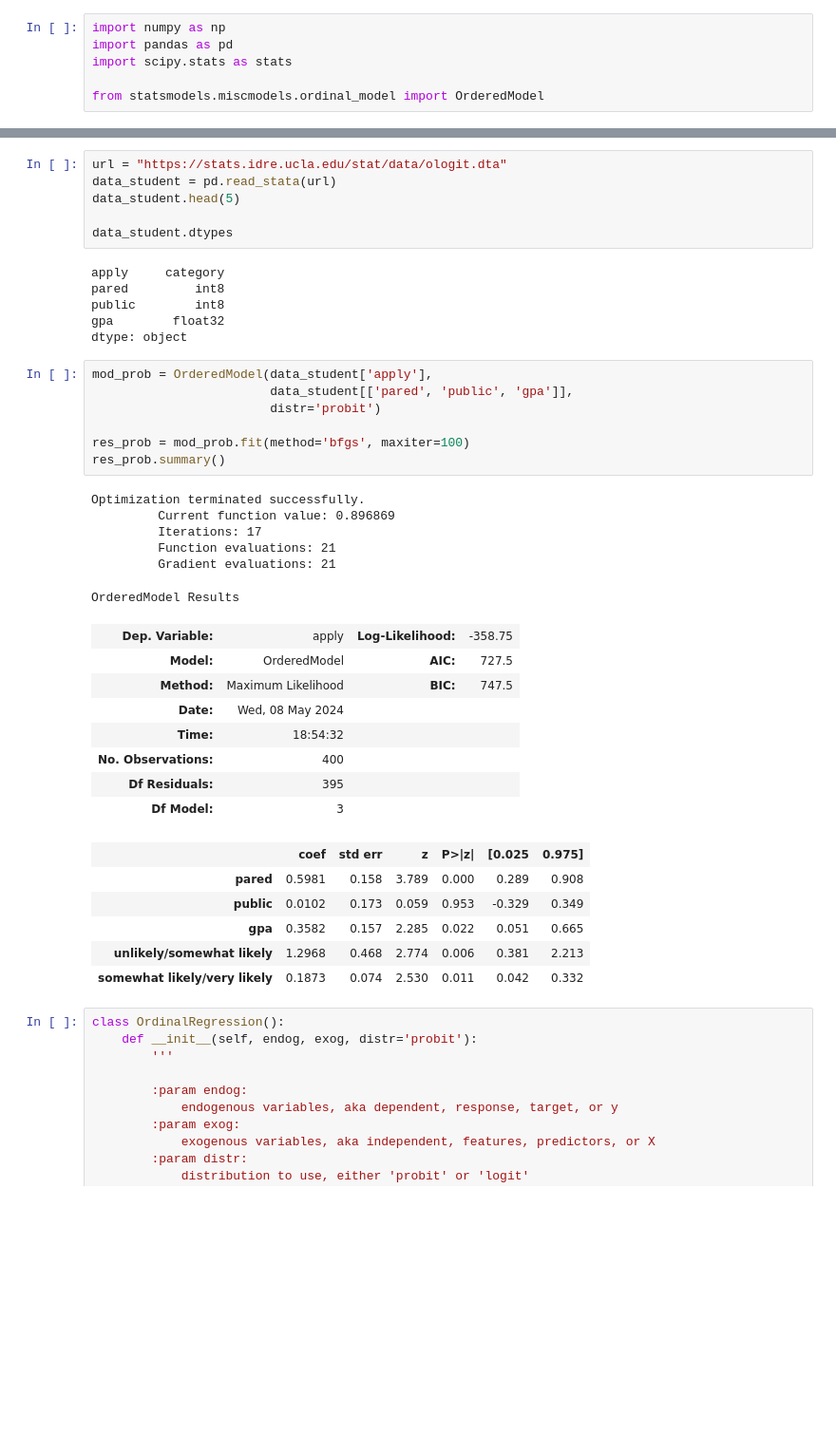
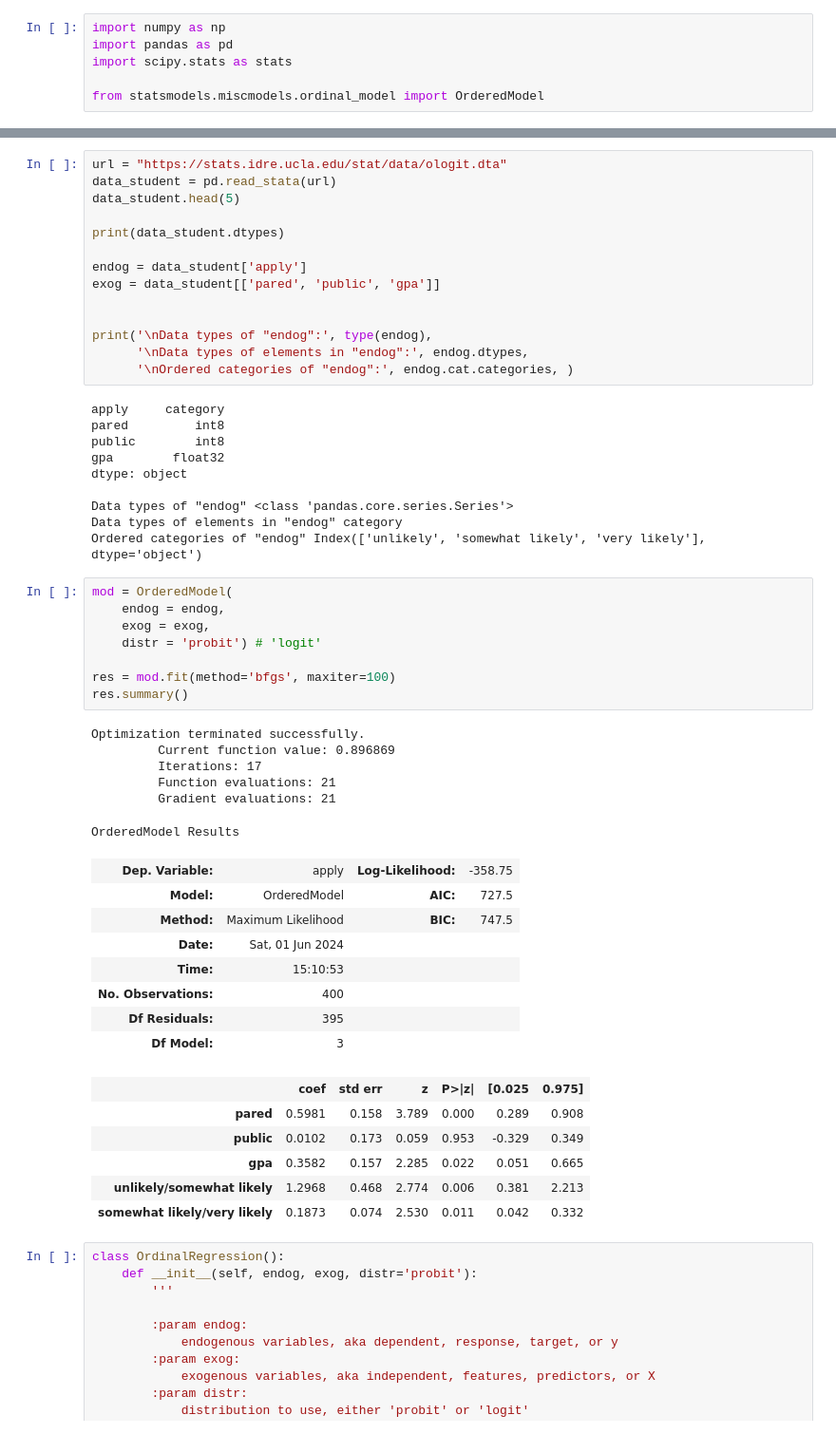
Before and after one commit to veager/OrdinalRandomForest, a Jupyter notebook: ordinal logit regression/Ordinal Logit Regression.ipynb, the cells around one changed output, grey strips where cells are left out. Shown: that part at 95% size. Drawn from its saved outputs; the diff is of its cells as text; blank space fills up the shorter version.

```diff
--- a/Ordinal Logit Regression.ipynb
+++ b/ordinal logit regression/Ordinal Logit Regression.ipynb
@@ -9,32 +17,45 @@ url = "https://stats.idre.ucla.edu/stat/data/ologit.dta"
 data_student = pd.read_stata(url)
 data_student.head(5)
 
-data_student.dtypes
+print(data_student.dtypes)
+
+endog = data_student['apply']
+exog = data_student[['pared', 'public', 'gpa']]
+
+
+print('\nData types of "endog":', type(endog),
+      '\nData types of elements in "endog":', endog.dtypes,
+      '\nOrdered categories of "endog":', endog.cat.categories, )
 # %% [output]
 apply     category
 pared         int8
 public        int8
 gpa        float32
 dtype: object
+
+Data types of "endog" <class 'pandas.core.series.Series'>
+Data types of elements in "endog" category
+Ordered categories of "endog" Index(['unlikely', 'somewhat likely', 'very likely'], dtype='object')
 # %%
-mod_prob = OrderedModel(data_student['apply'],
-                        data_student[['pared', 'public', 'gpa']],
-                        distr='probit')
+mod = OrderedModel(
+    endog = endog,
+    exog = exog,
+    distr = 'probit') # 'logit'
 
-res_prob = mod_prob.fit(method='bfgs', maxiter=100)
-res_prob.summary()
+res = mod.fit(method='bfgs', maxiter=100)
+res.summary()
 # %% [output]
 Optimization terminated successfully.
          Current function value: 0.896869
          Iterations: 17
          Function evaluations: 21
          Gradient evaluations: 21
 OrderedModel Results
 | Dep. Variable: | apply | Log-Likelihood: | -358.75 |
 | Model: | OrderedModel | AIC: | 727.5 |
 | Method: | Maximum Likelihood | BIC: | 747.5 |
-| Date: | Wed, 08 May 2024 |  |  |
-| Time: | 18:54:32 |  |  |
+| Date: | Sat, 01 Jun 2024 |  |  |
+| Time: | 15:10:53 |  |  |
 | No. Observations: | 400 |  |  |
 | Df Residuals: | 395 |  |  |
 | Df Model: | 3 |  |  |
```
Also changed, not shown: parts of 4 cells of this notebook, 5 other files.
